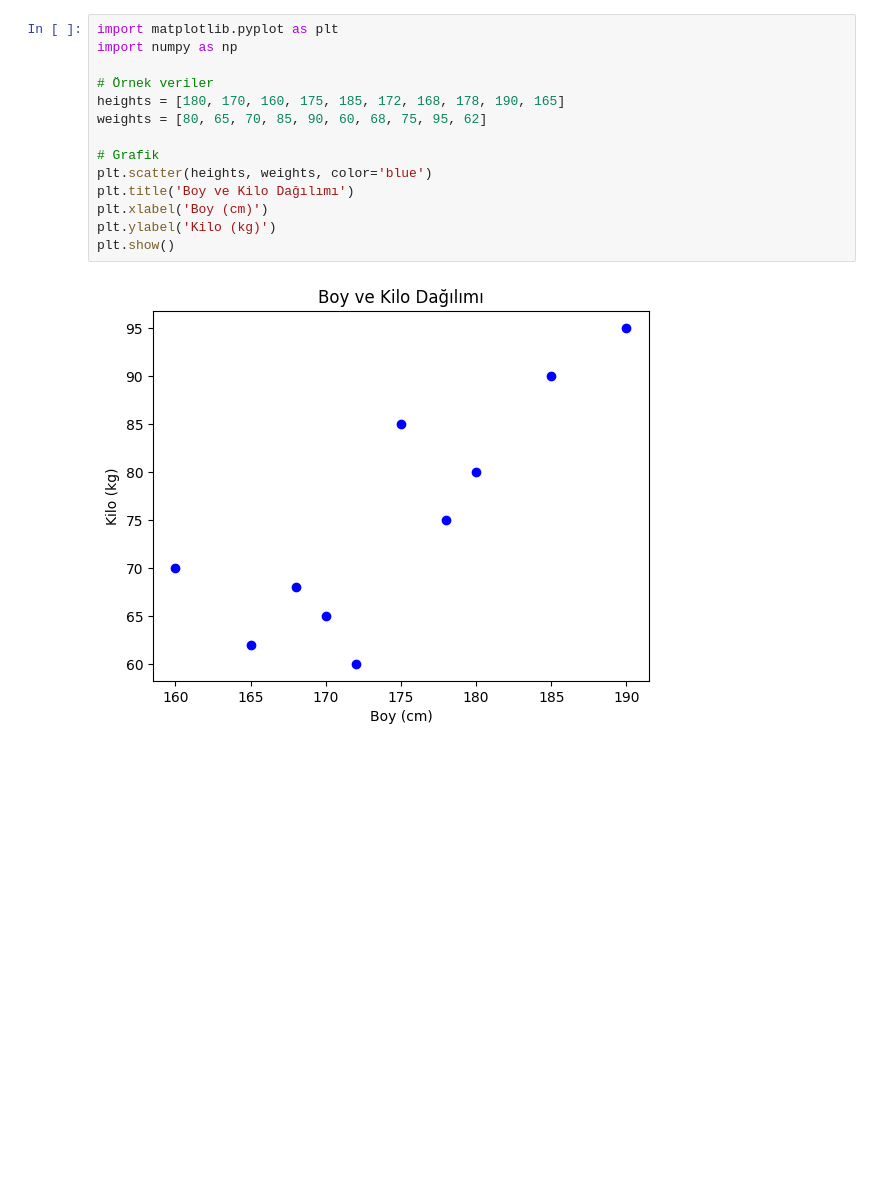
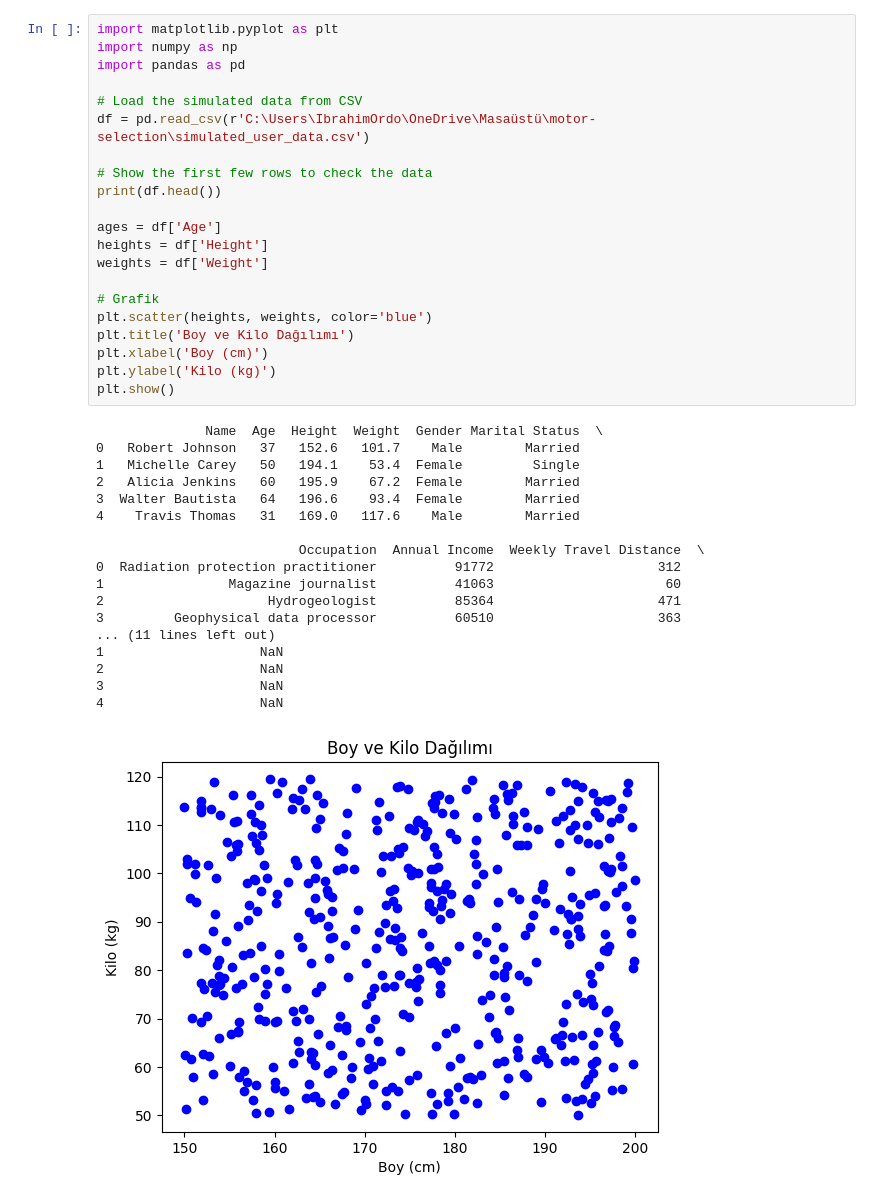
Before and after one commit to IbrahimOrdo/motor-selection, a Jupyter notebook: docs/Grafik1.ipynb, the cells around one changed output. Cells and saved outputs as stored; diff of their text form; blank space fills up the shorter version.

```diff
--- a/docs/Grafik1.ipynb
+++ b/docs/Grafik1.ipynb
@@ -1,18 +1,42 @@
 # %%
 import matplotlib.pyplot as plt
 import numpy as np
+import pandas as pd
 
-# Örnek veriler
-heights = [180, 170, 160, 175, 185, 172, 168, 178, 190, 165]
-weights = [80, 65, 70, 85, 90, 60, 68, 75, 95, 62]
+# Load the simulated data from CSV
+df = pd.read_csv(r'C:\Users\IbrahimOrdo\OneDrive\Masaüstü\motor-selection\simulated_user_data.csv')
+
+# Show the first few rows to check the data
+print(df.head())
+
+ages = df['Age']
+heights = df['Height']
+weights = df['Weight']
 
 # Grafik
 plt.scatter(heights, weights, color='blue')
 plt.title('Boy ve Kilo Dağılımı')
 plt.xlabel('Boy (cm)')
 plt.ylabel('Kilo (kg)')
 plt.show()
 # %% [output]
+              Name  Age  Height  Weight  Gender Marital Status  \
+0   Robert Johnson   37   152.6   101.7    Male        Married
+1   Michelle Carey   50   194.1    53.4  Female         Single
+2   Alicia Jenkins   60   195.9    67.2  Female        Married
+3  Walter Bautista   64   196.6    93.4  Female        Married
+4    Travis Thomas   31   169.0   117.6    Male        Married
+
+                          Occupation  Annual Income  Weekly Travel Distance  \
+0  Radiation protection practitioner          91772                     312
+1                Magazine journalist          41063                      60
+2                     Hydrogeologist          85364                     471
+3         Geophysical data processor          60510                     363
+... (11 lines left out)
+1                    NaN
+2                    NaN
+3                    NaN
+4                    NaN
-[figure, old version]
+[figure, new version]
 # %%
 # Örnek veriler: Haftalık Seyahat Mesafeleri (km)
```
Also changed, not shown: parts of 2 cells of this notebook, 1 other file.
